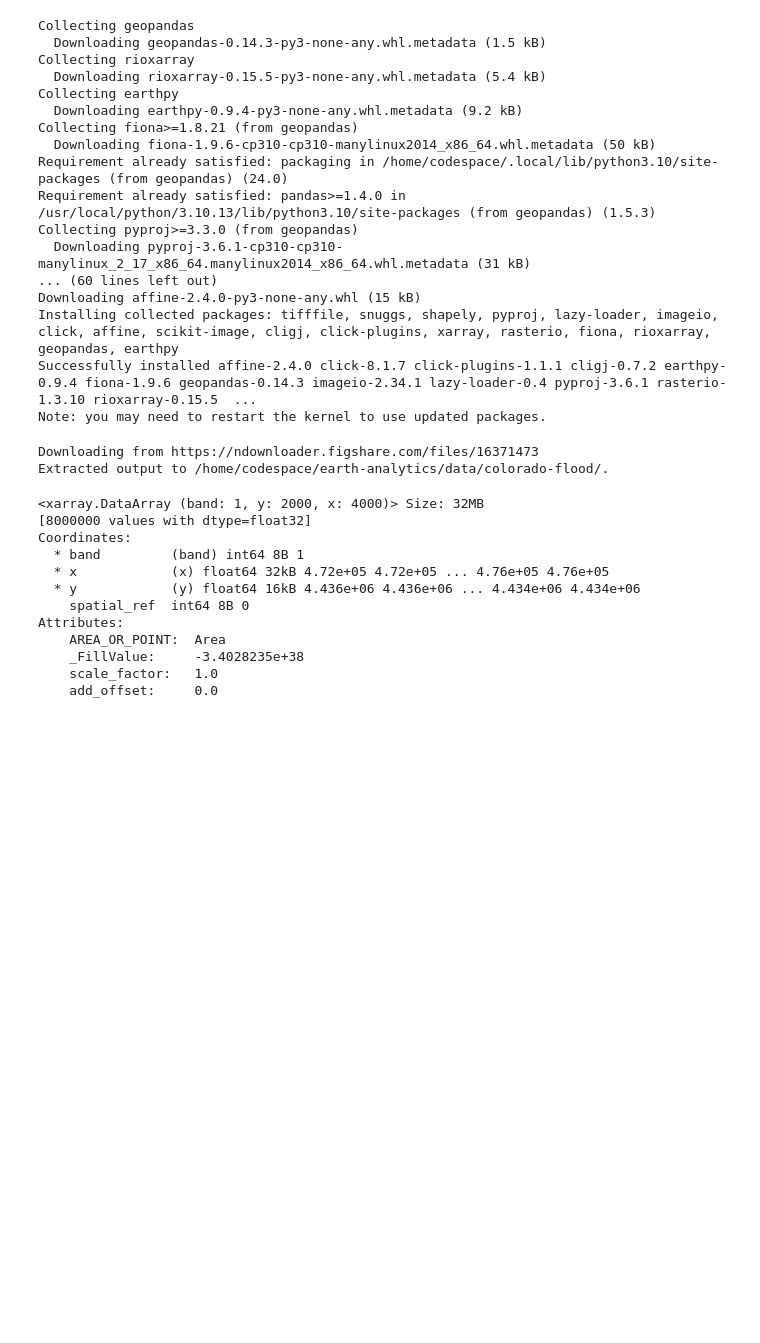
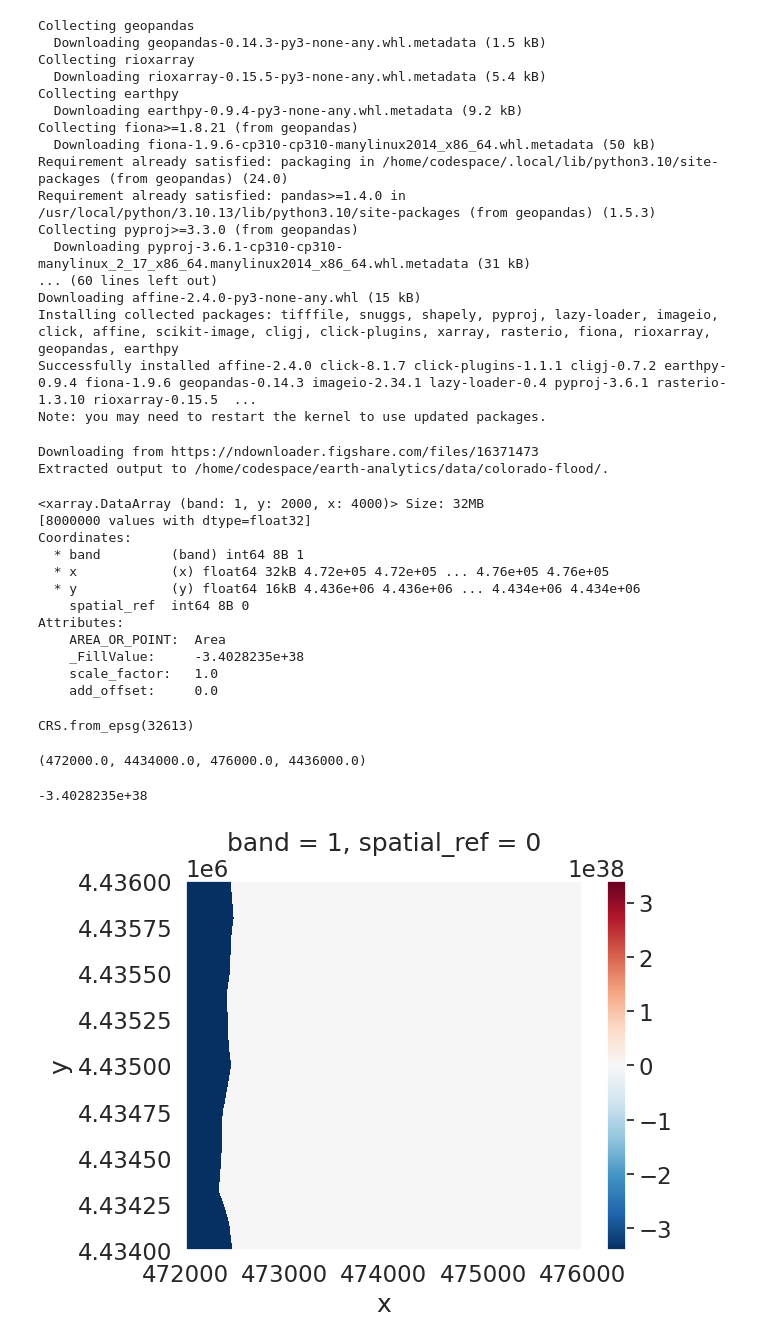
Before and after one commit to MunibaM/gisc606-lab3, a Jupyter notebook: intro_to_raster.ipynb, the cells around one changed output. Cells and saved outputs as stored; diff of their text form; code cells hidden in the pictures; blank space fills up the shorter version.

```diff
--- a/intro_to_raster.ipynb
+++ b/intro_to_raster.ipynb
@@ -64,3 +64,20 @@ Attributes:
     _FillValue:     -3.4028235e+38
     scale_factor:   1.0
     add_offset:     0.0
+# %%
+dtm_pre_arr.rio.crs
+# %% [output]
+CRS.from_epsg(32613)
+# %%
+dtm_pre_arr.rio.bounds()
+# %% [output]
+(472000.0, 4434000.0, 476000.0, 4436000.0)
+# %%
+dtm_pre_arr.rio.nodata
+# %% [output]
+-3.4028235e+38
+# %%
+dtm_pre_arr.plot()
+plt.show()
+# %% [output]
+[figure, added]
```
Also changed, not shown: parts of 13 cells of this notebook, 1 other file.
